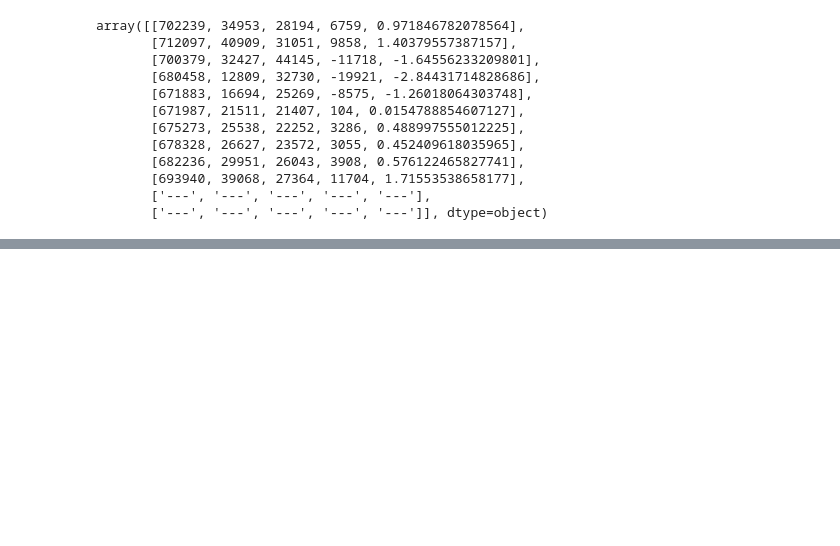
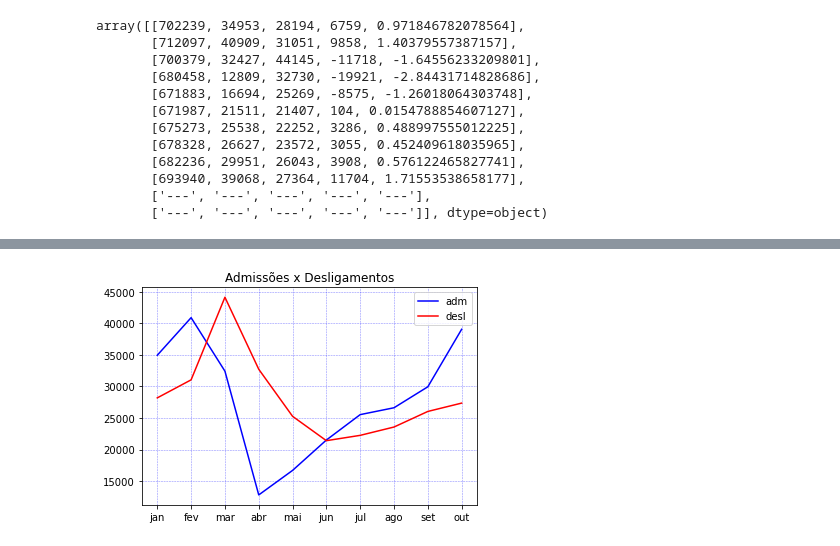
Before and after one commit to emariot/CAGED-CWB, a Jupyter notebook: CAGED-Curitiba.ipynb, the cells around one changed output, grey strips where cells are left out. Cells and saved outputs as stored; diff of their text form; code cells hidden in the pictures; blank space fills up the shorter version.

```diff
--- a/CAGED-Curitiba.ipynb
+++ b/CAGED-Curitiba.ipynb
@@ -142,0 +237,10 @@ df.transpose()
+# %%
+fig, ax = plt.subplots()
+ax.plot(admissoes, color="b")
+ax.plot(desligamentos, color="r")
+ax.set_title("Admissões x Desligamentos")
+ax.grid(color = 'b', alpha = 0.5, linestyle = 'dashed', linewidth = 0.5)
+plt.legend(('adm', 'desl'))
+plt.show();
+# %% [output]
+[figure, added]
```
Also changed, not shown: parts of 24 cells of this notebook.
